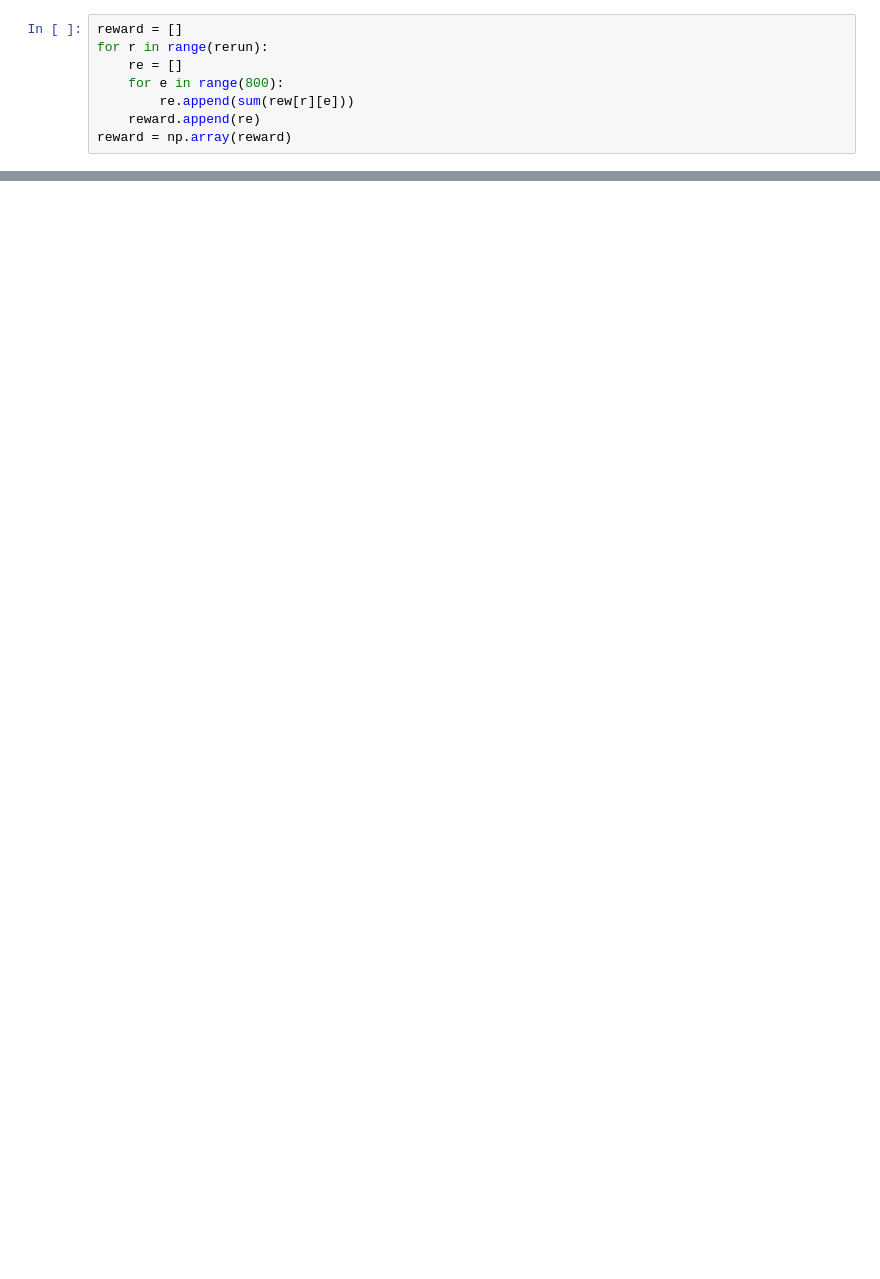
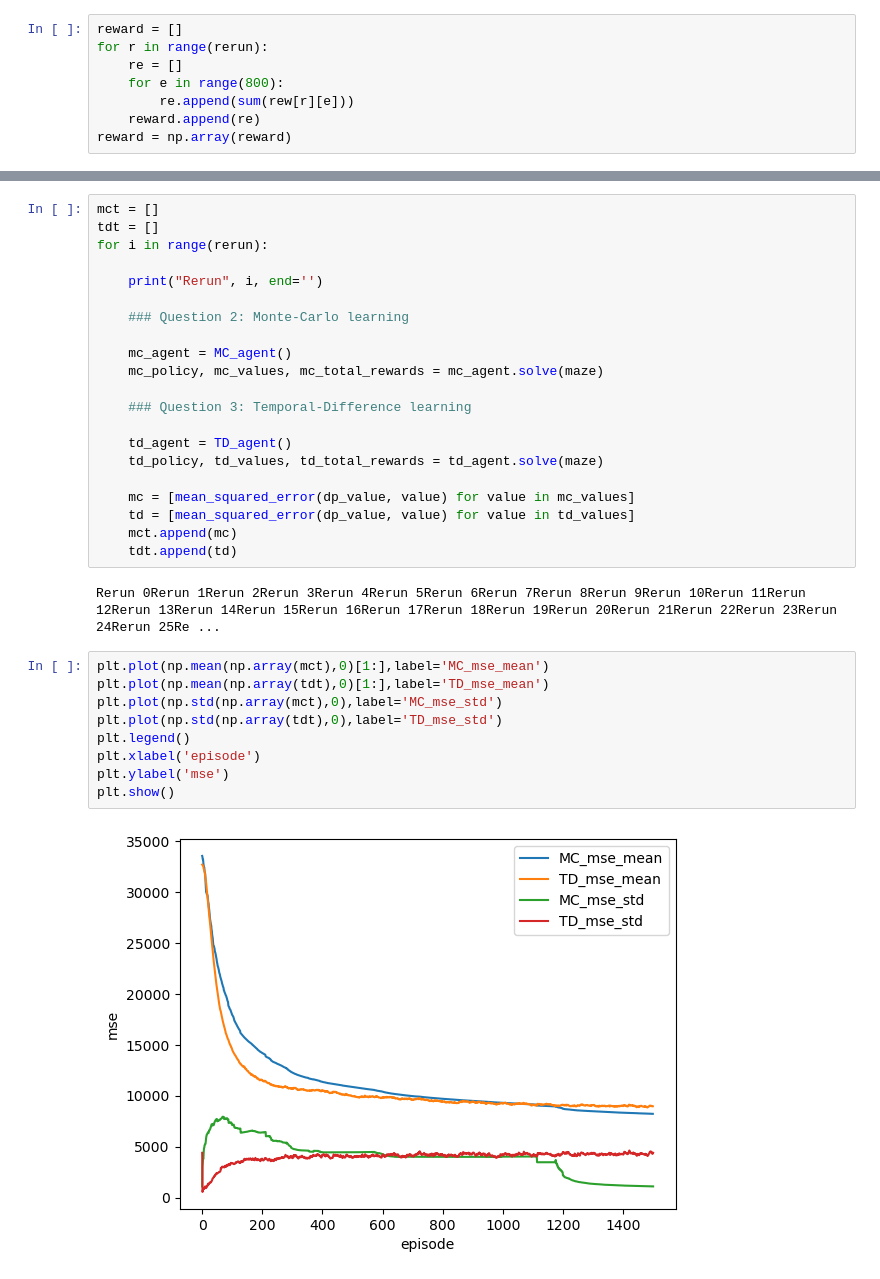
Before and after one commit to GuoYipeng279/reinforcemant, a Jupyter notebook: coursework_1.ipynb, the cells around one changed output, grey strips where cells are left out. Cells and saved outputs as stored; diff of their text form; blank space fills up the shorter version.

```diff
--- a/coursework_1.ipynb
+++ b/coursework_1.ipynb
@@ -742,0 +728,34 @@ plt.show()
+# %%
+mct = []
+tdt = []
+for i in range(rerun):
+
+    print("Rerun", i, end='')
+
+    ### Question 2: Monte-Carlo learning
+
+    mc_agent = MC_agent()
+    mc_policy, mc_values, mc_total_rewards = mc_agent.solve(maze)
+
+    ### Question 3: Temporal-Difference learning
+
+    td_agent = TD_agent()
+    td_policy, td_values, td_total_rewards = td_agent.solve(maze)
+
+    mc = [mean_squared_error(dp_value, value) for value in mc_values]
+    td = [mean_squared_error(dp_value, value) for value in td_values]
+    mct.append(mc)
+    tdt.append(td)
+# %% [output]
+Rerun 0Rerun 1Rerun 2Rerun 3Rerun 4Rerun 5Rerun 6Rerun 7Rerun 8Rerun 9Rerun 10Rerun 11Rerun 12Rerun 13Rerun 14Rerun 15Rerun 16Rerun 17Rerun 18Rerun 19Rerun 20Rerun 21Rerun 22Rerun 23Rerun 24Rerun 25Re ...
+# %%
+plt.plot(np.mean(np.array(mct),0)[1:],label='MC_mse_mean')
+plt.plot(np.mean(np.array(tdt),0)[1:],label='TD_mse_mean')
+plt.plot(np.std(np.array(mct),0),label='MC_mse_std')
+plt.plot(np.std(np.array(tdt),0),label='TD_mse_std')
+plt.legend()
+plt.xlabel('episode')
+plt.ylabel('mse')
+plt.show()
+# %% [output]
+[figure, added]
```
Also changed, not shown: parts of 11 cells of this notebook, 8 other files.
